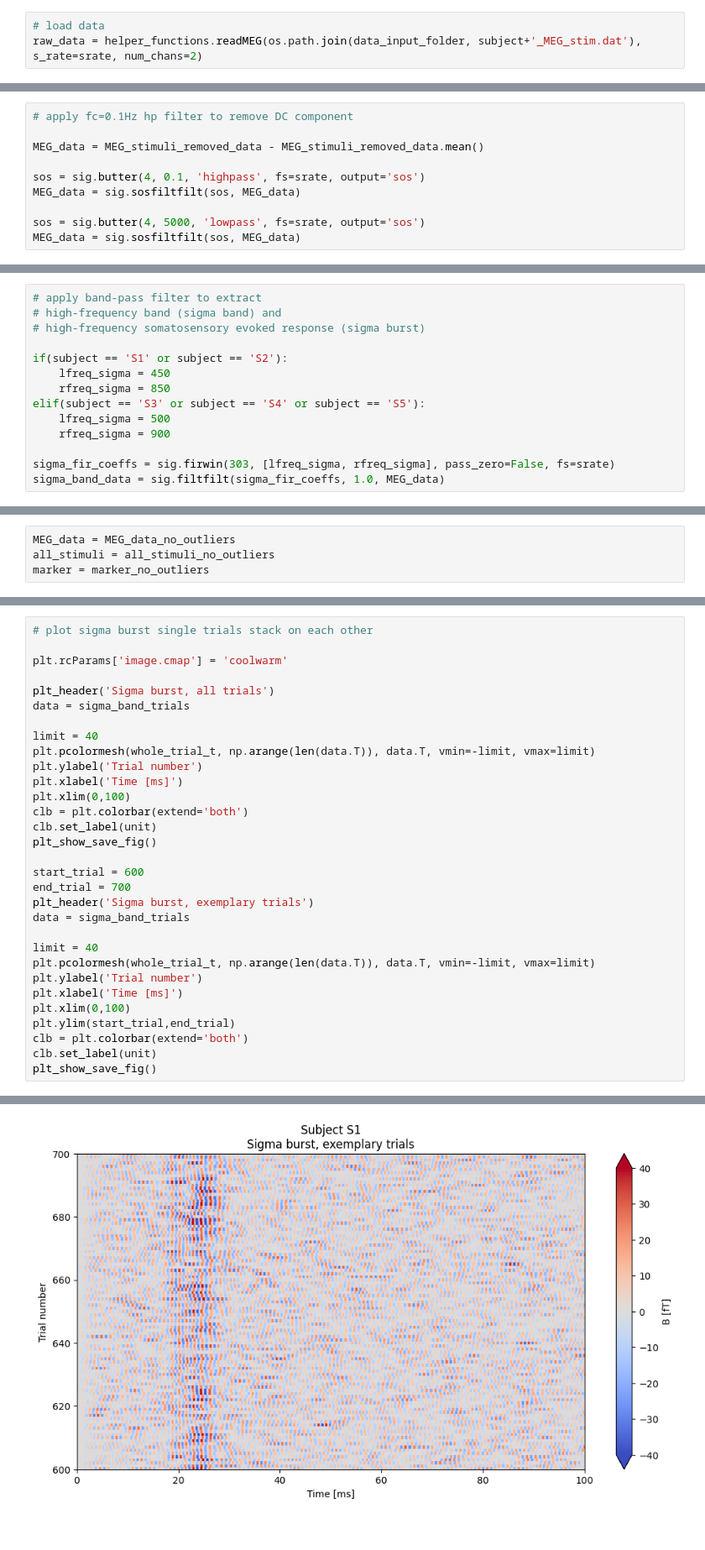
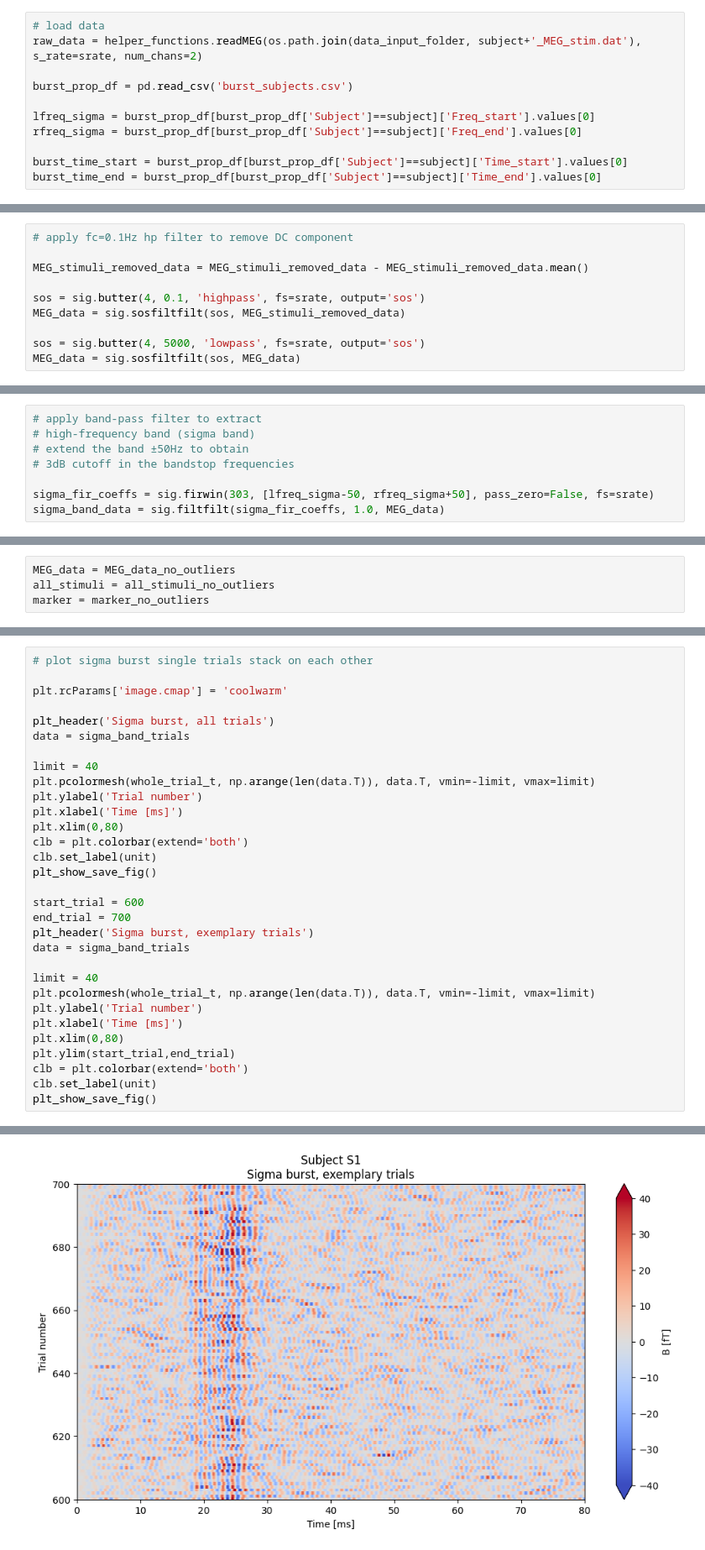
Before and after one commit to neurophysics/BurstModeling, a Jupyter notebook: Scripts/Data_preprocessing.ipynb, the cells around one changed output, grey strips where cells are left out. Shown at 84% size. Saved outputs shown, nothing was run; the diff lists cells and outputs as text.

```diff
--- a/Scripts/Data_preprocessing.ipynb
+++ b/Scripts/Data_preprocessing.ipynb
@@ -38,6 +39,14 @@ asd_unit = '[fT/√HZ]'
 # %%
 # load data
 raw_data = helper_functions.readMEG(os.path.join(data_input_folder, subject+'_MEG_stim.dat'), s_rate=srate, num_chans=2)
+
+burst_prop_df = pd.read_csv('burst_subjects.csv')
+
+lfreq_sigma = burst_prop_df[burst_prop_df['Subject']==subject]['Freq_start'].values[0]
+rfreq_sigma = burst_prop_df[burst_prop_df['Subject']==subject]['Freq_end'].values[0]
+
+burst_time_start = burst_prop_df[burst_prop_df['Subject']==subject]['Time_start'].values[0]
+burst_time_end = burst_prop_df[burst_prop_df['Subject']==subject]['Time_end'].values[0]
 # %%
 # remove first 10 seconds of the recording
 # as it can contain muscular artifacts
@@ -226,10 +235,10 @@ Fig07.png
 # %%
 # apply fc=0.1Hz hp filter to remove DC component
 
-MEG_data = MEG_stimuli_removed_data - MEG_stimuli_removed_data.mean()
+MEG_stimuli_removed_data = MEG_stimuli_removed_data - MEG_stimuli_removed_data.mean()
 
 sos = sig.butter(4, 0.1, 'highpass', fs=srate, output='sos')
-MEG_data = sig.sosfiltfilt(sos, MEG_data)
+MEG_data = sig.sosfiltfilt(sos, MEG_stimuli_removed_data)
 
 sos = sig.butter(4, 5000, 'lowpass', fs=srate, output='sos')
 MEG_data = sig.sosfiltfilt(sos, MEG_data)
@@ -289,17 +298,11 @@ Fig09.png
 [figure]
 # %%
 # apply band-pass filter to extract
-# high-frequency band (sigma band) and
-# high-frequency somatosensory evoked response (sigma burst)
+# high-frequency band (sigma band)
+# extend the band ±50Hz to obtain
+# 3dB cutoff in the bandstop frequencies
 
-if(subject == 'S1' or subject == 'S2'):
-    lfreq_sigma = 450
-    rfreq_sigma = 850
-elif(subject == 'S3' or subject == 'S4' or subject == 'S5'):
-    lfreq_sigma = 500
-    rfreq_sigma = 900
-
-sigma_fir_coeffs = sig.firwin(303, [lfreq_sigma, rfreq_sigma], pass_zero=False, fs=srate)
+sigma_fir_coeffs = sig.firwin(303, [lfreq_sigma-50, rfreq_sigma+50], pass_zero=False, fs=srate)
 sigma_band_data = sig.filtfilt(sigma_fir_coeffs, 1.0, MEG_data)
 # %%
 # extract trials to remove outliers
@@ -519,7 +536,7 @@ limit = 40
 plt.pcolormesh(whole_trial_t, np.arange(len(data.T)), data.T, vmin=-limit, vmax=limit)
 plt.ylabel('Trial number')
 plt.xlabel('Time [ms]')
-plt.xlim(0,100)
+plt.xlim(0,80)
 clb = plt.colorbar(extend='both')
 clb.set_label(unit)
 plt_show_save_fig()
@@ -533,7 +550,7 @@ limit = 40
 plt.pcolormesh(whole_trial_t, np.arange(len(data.T)), data.T, vmin=-limit, vmax=limit)
 plt.ylabel('Trial number')
 plt.xlabel('Time [ms]')
-plt.xlim(0,100)
+plt.xlim(0,80)
 plt.ylim(start_trial,end_trial)
 clb = plt.colorbar(extend='both')
 clb.set_label(unit)
@@ -545,6 +562,6 @@ Fig17.png
 --------------------
 Fig18.png
-[figure, old version]
+[figure, new version]
 # %%
 # save the preprocessed data
 
```
Also changed, not shown: parts of 6 cells of this notebook, 2 other files.
